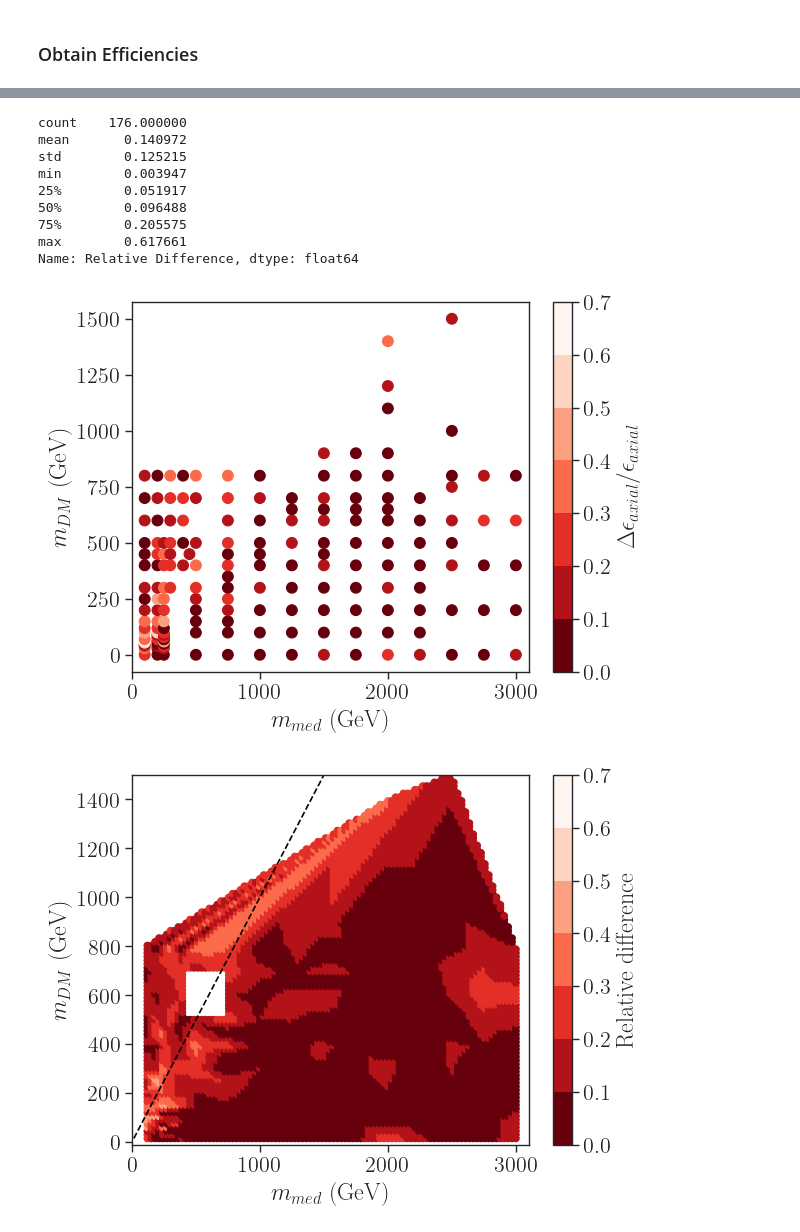
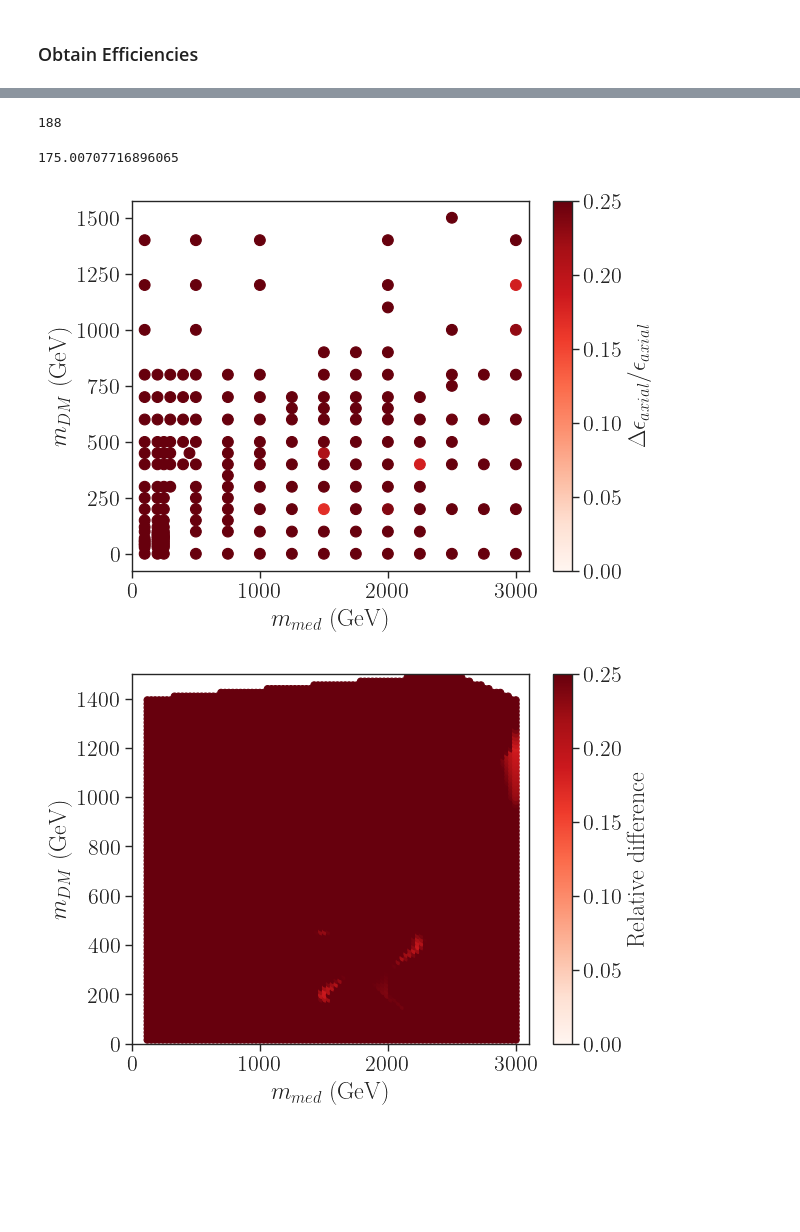
Before and after one commit to andlessa/MonoXSMS, a Jupyter notebook: notebooks/mapEfficiencies.ipynb, the cells around one changed output, grey strips where cells are left out. Drawn from its saved outputs; the diff is of its cells as text; code cells hidden in the pictures; blank space fills up the shorter version.

```diff
--- a/notebooks/mapEfficiencies.ipynb
+++ b/notebooks/mapEfficiencies.ipynb
@@ -111,4 +104,3 @@ recastData.T
 # %%
-recastYr = recastData[recastData['Data-takingperiod'] == 2017]
-dataAx = recastYr[recastYr['Coupling'] == 'Axial']
-dataVec = recastYr[recastYr['Coupling'] == 'Vector']
+dataAx = recastData[recastData['Coupling'] == 'Axial']
+dataVec = recastData[recastData['Coupling'] == 'Vector']
@@ -115,4 +128,4 @@ dataVec = recastYr[recastYr['Coupling'] == 'Vector']
 # %%
 # Setting the index with mass pairs
-effAx = pd.DataFrame(dataAx.set_index(['$m_{med}$', '$m_{DM}$']).Median_Efficiency)
-effVec = pd.DataFrame(dataVec.set_index(['$m_{med}$', '$m_{DM}$']).Median_Efficiency)
+effAx = pd.DataFrame([dataAx.set_index(['$m_{med}$', '$m_{DM}$'])[c] for c in recastData if 'Efficiency' in c])
+effVec = pd.DataFrame([dataVec.set_index(['$m_{med}$', '$m_{DM}$'])[c] for c in recastData if 'Efficiency' in c])
@@ -145,19 +132,22 @@ dataEff
-# %%
-dataEff['Relative Difference'].describe()
-# %% [output]
-count    176.000000
-mean       0.140972
-std        0.125215
-min        0.003947
-25%        0.051917
-50%        0.096488
-75%        0.205575
-max        0.617661
-Name: Relative Difference, dtype: float64
+# %%
+diff = []
+for med, dm in effVec:
+    d = np.abs(effAx[med, dm] - effVec[med, dm])/effAx[med, dm]
+    d = d.replace(np.inf, 0)
+    d = d.max()
+    diff.append(d)
+# %%
+len(diff)
+# %% [output]
+188
+# %%
+max(diff)
+# %% [output]
+175.00707716896065
 # %%
 # Plot results
-plt.scatter(x=dataEff['$m_{med}$'], y=dataEff['$m_{DM}$'], vmin=0., vmax=0.7, c=dataEff['Relative Difference'],
-            cmap=plt.cm.get_cmap('Reds_r', 7), s=60)
+plt.scatter(x=dataVec['$m_{med}$'], y=dataVec['$m_{DM}$'], vmin=0., vmax=.25, c=diff,
+            cmap=plt.cm.get_cmap('Reds'), s=60)
 
 cbar=plt.colorbar(label=r'$\Delta \epsilon_{axial}/\epsilon_{axial}$')
 plt.xlabel(r'$m_{med}$ (GeV)')
@@ -166,23 +156,22 @@ plt.ylabel(r'$m_{DM}$ (GeV)')
 # plt.ylim(-10,1500)
 plt.show()
 # %% [output]
-[figure, old version]
+[figure, new version]
 # %%
 pts = np.array([x for x in product(np.linspace(0.,3000.,100),np.linspace(0.,1500.,100))])
-relDiffPts = griddata(list(zip(dataEff['$m_{med}$'],dataEff['$m_{DM}$'])),
-                  dataEff['Relative Difference'],pts)
+relDiffPts = griddata(list(zip(dataVec['$m_{med}$'],dataVec['$m_{DM}$'])),
+                  diff,pts)
 pts = pts[~np.isnan(relDiffPts)]
 relDiffPts = relDiffPts[~np.isnan(relDiffPts)]
 # %%
-plt.scatter(x=pts[:,0], y=pts[:,1], vmin=0., vmax = .7,
-            c=relDiffPts, cmap=plt.cm.get_cmap('Reds_r',7))
+plt.scatter(x=pts[:,0], y=pts[:,1], vmin=0., vmax =.25,
+            c=relDiffPts, cmap=plt.cm.get_cmap('Reds'))
 cbar = plt.colorbar(label='Relative difference')
 
-plt.plot([pts.min(), pts.max()], [pts.min(), pts.max()], linestyle='--', c='black')
 plt.xlabel(r'$m_{med}$ (GeV)')
 plt.xlim(0,3100)
 plt.ylabel(r'$m_{DM}$ (GeV)')
-plt.ylim(-10,1500)
+plt.ylim(0,1500)
 plt.show()
 # %% [output]
-[figure, old version]
+[figure, new version]
```
Also changed, not shown: parts of 16 cells of this notebook, 12 other files.
